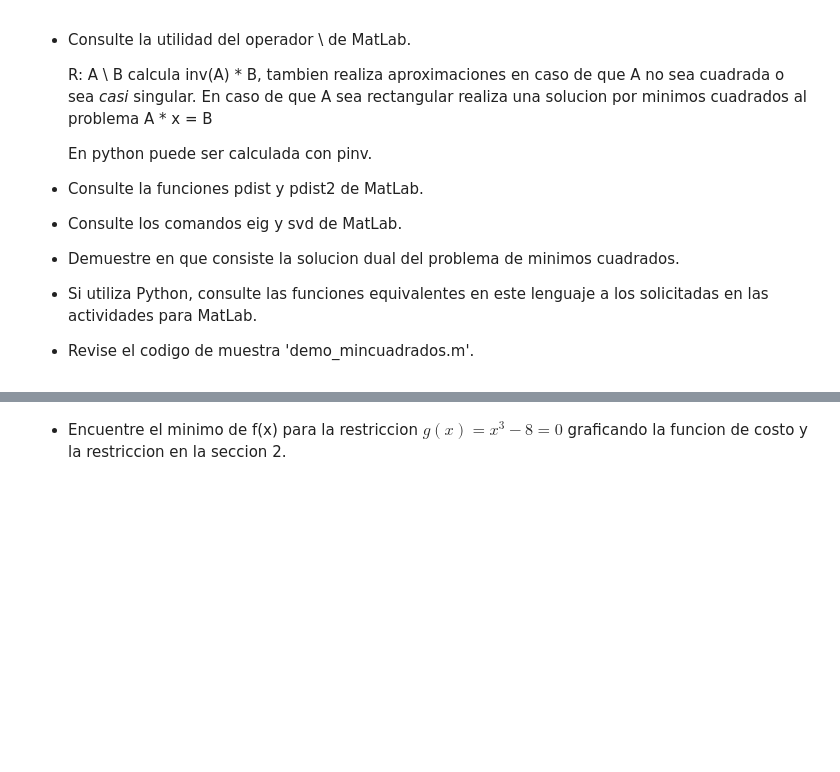
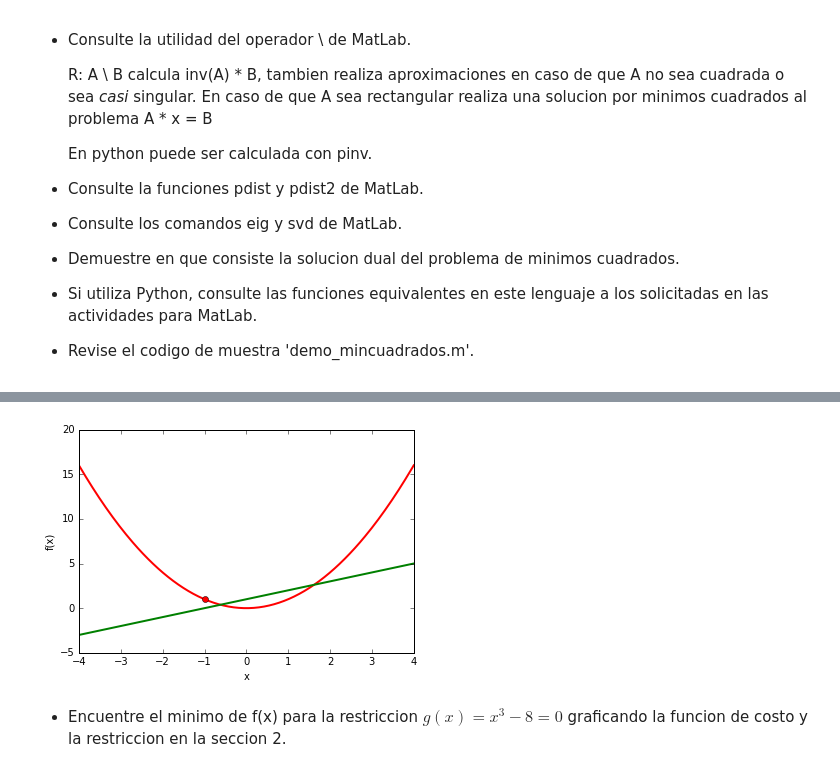
Before and after one commit to pin3da/data-science, a Jupyter notebook: Lab2.ipynb, the cells around one changed output, grey strips where cells are left out. Saved outputs shown, nothing was run; the diff lists cells and outputs as text; code cells hidden in the pictures; blank space fills up the shorter version.

```diff
--- a/Lab2.ipynb
+++ b/Lab2.ipynb
@@ -60,3 +96,25 @@ Manuel Felipe Pineda
+# %%
+x = np.linspace(-4, 4, 200)
+
+def f(x):
+    return x ** 2
+
+def g(x):
+    return x + 1
+
+fx = f(x)
+gx = g(x)
+x0 = -1
+
+plt.plot(x, fx, 'r', linewidth=2.0)
+plt.plot(x, gx, 'g', linewidth=2.0)
+plt.plot(x0, f(x0), 'ro')
+plt.xlabel('x')
+plt.ylabel('f(x)')
+
+plt.show()
+# %% [output]
+[figure, added]
 # %% [markdown]
 - Encuentre el minimo de f(x) para la restriccion $g(x) = x^3 − 8 = 0$ graficando la funcion de costo y la restriccion en la seccion 2.
 # %% [markdown]
```
Also changed, not shown: parts of 1 cell of this notebook.
